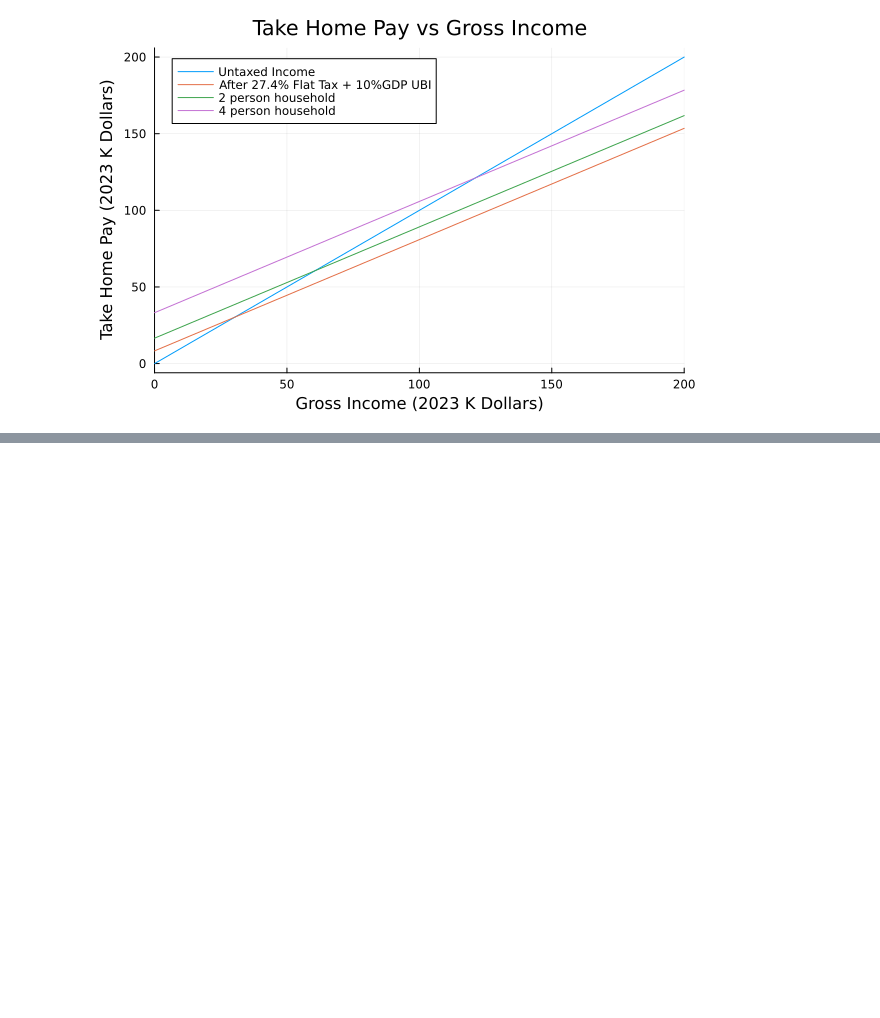
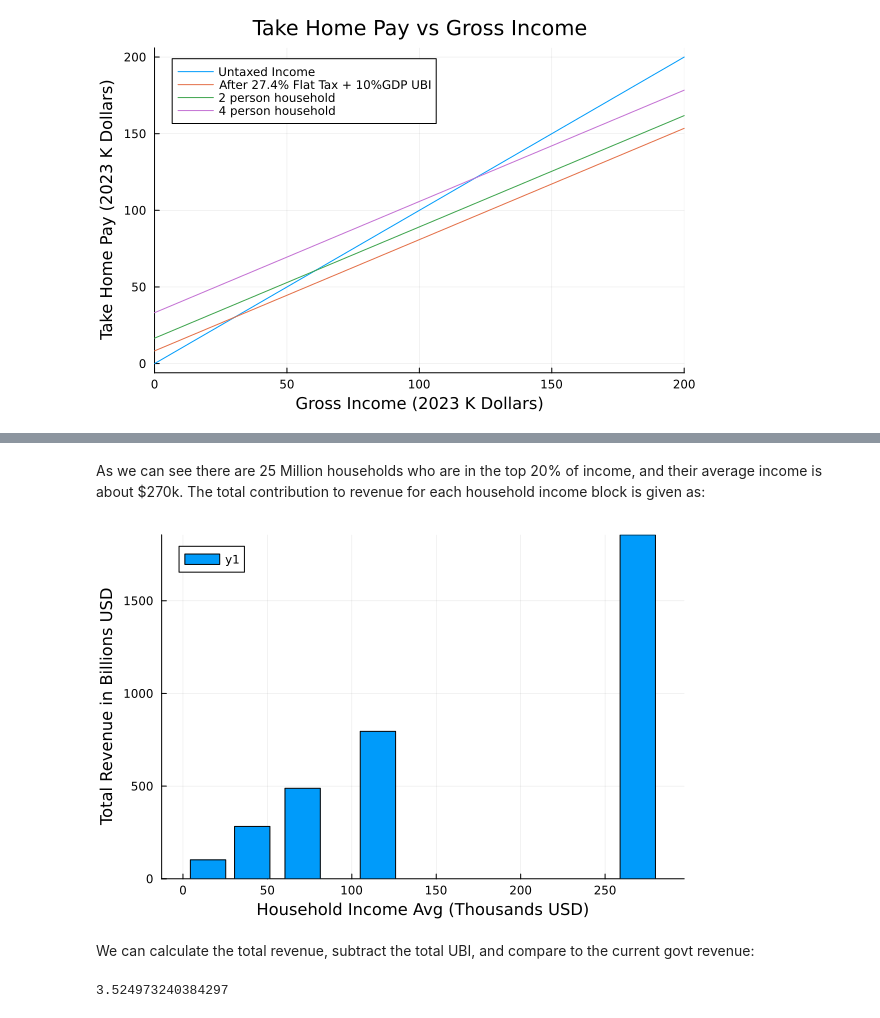
Before and after one commit to dlakelan/UBINotebook, a Jupyter notebook: UBIWorkbook.ipynb, the cells around one changed output, grey strips where cells are left out. Saved outputs shown, nothing was run; the diff lists cells and outputs as text; code cells hidden in the pictures; blank space fills up the shorter version.

```diff
--- a/UBIWorkbook.ipynb
+++ b/UBIWorkbook.ipynb
@@ -82,0 +104,12 @@ And now, really we should be done. A single person household doesn't pay a dime
+# %% [markdown]
+As we can see there are 25 Million households who are in the top 20% of income, and their average income is about $270k. The total contribution to revenue for each household income block is given as:
+# %%
+bar(incomequin.meaninc ./ 1000, 0.274 .* incomequin.meaninc * nhous * 0.2/1e9; ylab="Total Revenue in Billions USD",xlab="Household Income Avg (Thousands USD)")
+# %% [output]
+[figure, added]
+# %% [markdown]
+We can calculate the total revenue, subtract the total UBI, and compare to the current govt revenue:
+# %%
+totrev = sum(0.274 .* incomequin.meaninc * nhous * 0.2/1e12)
+# %% [output]
+3.524973240384297
```
Also changed, not shown: parts of 10 cells of this notebook, 1 other file.
